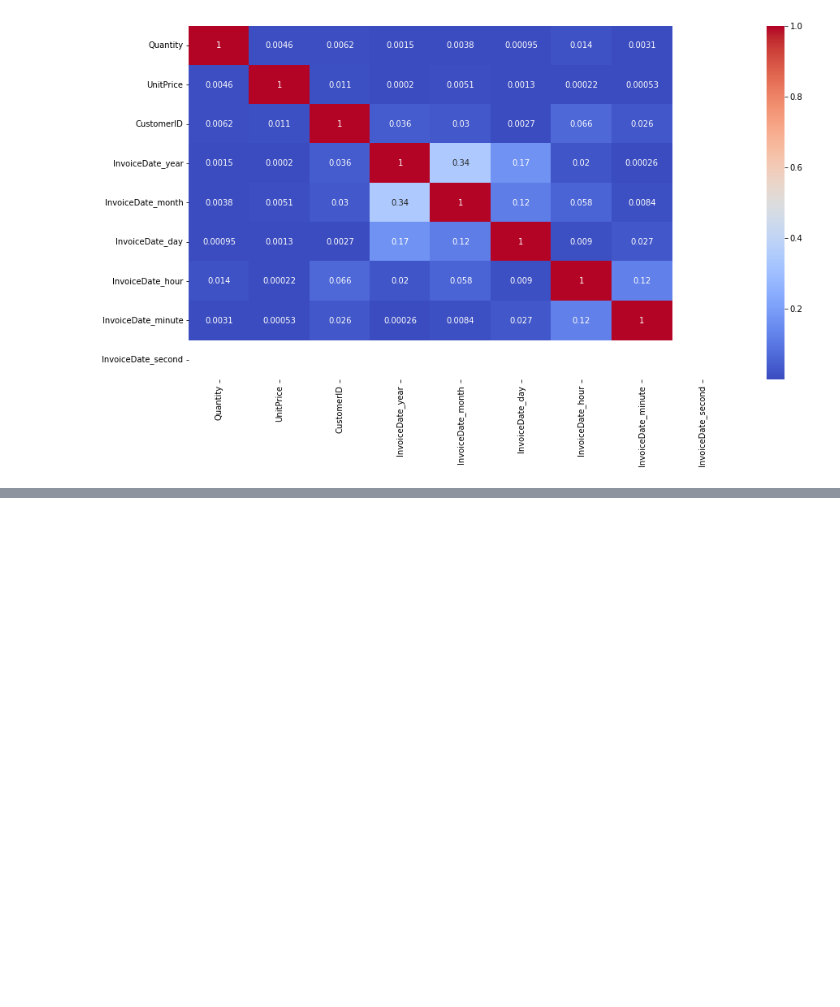
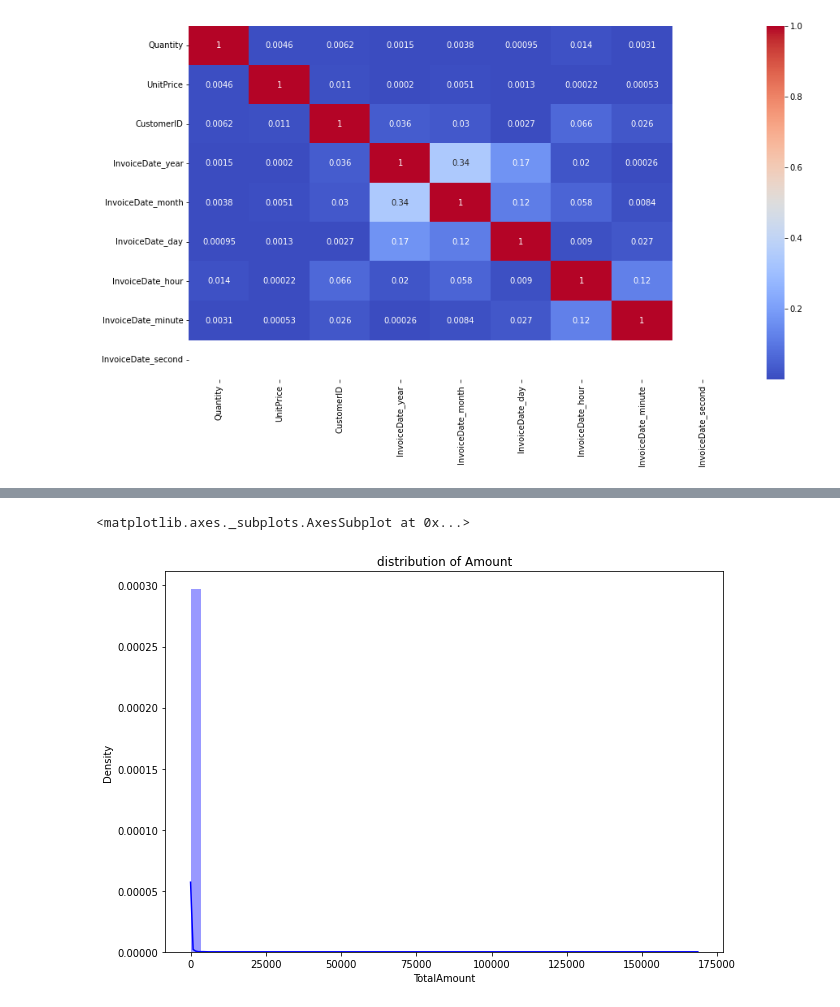
Before and after one commit to kiranahire03/Online-Retail-Customer-Segmentation, a Jupyter notebook: Online_Retail_Customer_Segmentation_(Kiran_Ahire).ipynb, the cells around one changed output, grey strips where cells are left out. Drawn from its saved outputs; the diff is of its cells as text; code cells hidden in the pictures; blank space fills up the shorter version.

```diff
--- a/Online_Retail_Customer_Segmentation_(Kiran_Ahire).ipynb
+++ b/Online_Retail_Customer_Segmentation_(Kiran_Ahire).ipynb
@@ -400,0 +558,2 @@ sns.heatmap(abs(correlation), annot=True, cmap='coolwarm')
+# %%
+customer_df['Day'] = customer_df['InvoiceDate'].dt.day_name()
@@ -400,0 +562,2 @@ sns.heatmap(abs(correlation), annot=True, cmap='coolwarm')
+# %%
+customer_df['TotalAmount']=customer_df['Quantity']*customer_df['UnitPrice']
@@ -400,0 +573,7 @@ sns.heatmap(abs(correlation), annot=True, cmap='coolwarm')
+# %%
+plt.figure(figsize=(10,7))
+plt.title('distribution of Amount')
+sns.distplot(customer_df['TotalAmount'],color="B")
+# %% [output]
+<matplotlib.axes._subplots.AxesSubplot at 0x...>
+[figure, added]
```
Also changed, not shown: parts of 34 cells of this notebook.
